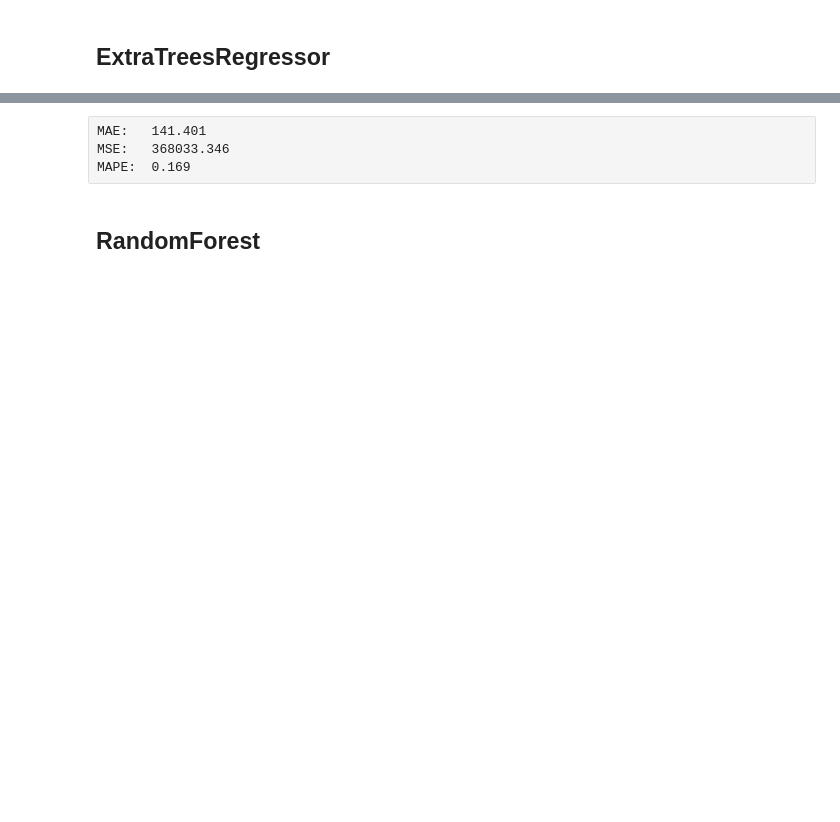
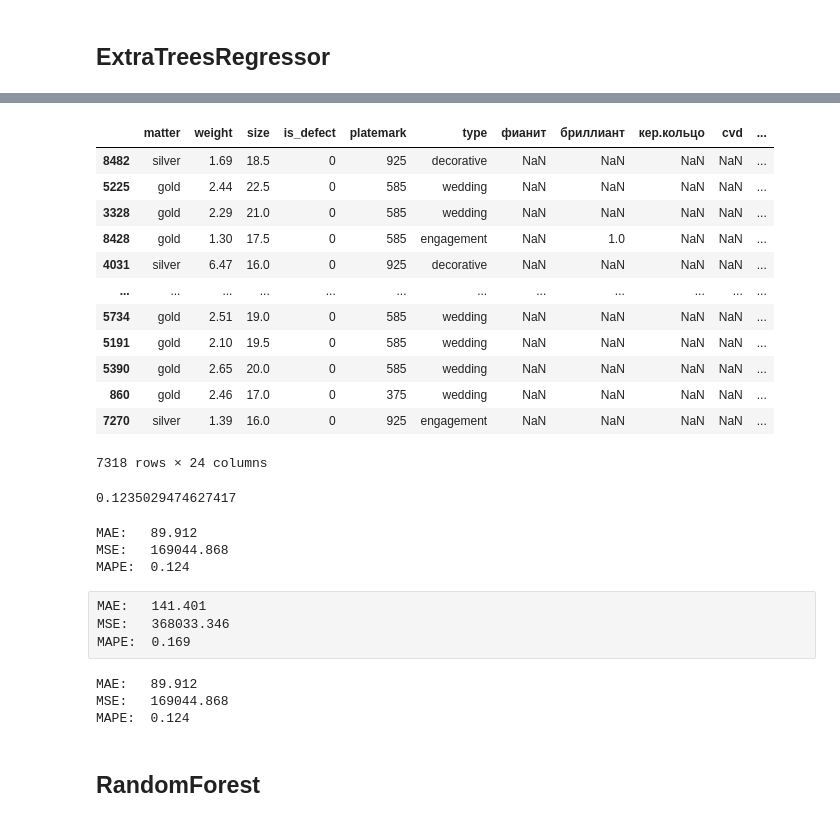
Before and after one commit to Theodore-Ptr/Hackathon, a Jupyter notebook: model_selection.ipynb, the cells around one changed output, grey strips where cells are left out. Drawn from its saved outputs; the diff is of its cells as text; code cells hidden in the pictures; blank space fills up the shorter version.

```diff
--- a/model_selection.ipynb
+++ b/model_selection.ipynb
@@ -153,0 +224,4 @@ X, y = df[features], df['price_before_takeoff']
+# %%
+pi = ParseInjection().fit(X)
+# %%
+X = pi.transform(X)
@@ -158,11 +243,25 @@ X_train, X_test, y_train, y_test = train_test_split(X, y, test_size=0.2, random_
+# %%
+params = {
+    "max_depth": range(1, 14, 4),
+    'n_estimators': range(50, 126, 25),
+    'max_features': range(1, 25, 4),
+    'min_samples_leaf': range(1, 17, 5),
+    'min_samples_split': range(1, 27, 5),
+}
+
+extra_grid = GridSearchCV(
+    estimator=ExtraTreesRegressor(random_state=42),
+    param_grid=params,
+    n_jobs=-1,
+    scoring=("neg_mean_squared_error"),
+    refit=True,
+)
 # %%
 pipET = Pipeline(
     steps=[
         ('preparation', full_pipeline),
-        ('ExtraTree', ExtraTreesRegressor(random_state=42, criterion='mae', n_jobs=-1))
+        ('ExtraTree', extra_grid)
     ]
 )
 pipET.fit(X_train, y_train)
-y_true, y_pred = y_test, pipET.predict(X_test)
-get_metrics(y_true, y_pred)
 # %% [output]
@@ -171,0 +319,16 @@ MAPE:  0.163
+# %%
+X_train
+# %% [output]
+|  | matter | weight | size | is_defect | platemark | type | фианит | бриллиант | кер.кольцо | cvd | ... |
+| 8482 | silver | 1.69 | 18.5 | 0 | 925 | decorative | NaN | NaN | NaN | NaN | ... |
+| 5225 | gold | 2.44 | 22.5 | 0 | 585 | wedding | NaN | NaN | NaN | NaN | ... |
+| 3328 | gold | 2.29 | 21.0 | 0 | 585 | wedding | NaN | NaN | NaN | NaN | ... |
+| 8428 | gold | 1.30 | 17.5 | 0 | 585 | engagement | NaN | 1.0 | NaN | NaN | ... |
+| 4031 | silver | 6.47 | 16.0 | 0 | 925 | decorative | NaN | NaN | NaN | NaN | ... |
+| ... | ... | ... | ... | ... | ... | ... | ... | ... | ... | ... | ... |
+| 5734 | gold | 2.51 | 19.0 | 0 | 585 | wedding | NaN | NaN | NaN | NaN | ... |
+| 5191 | gold | 2.10 | 19.5 | 0 | 585 | wedding | NaN | NaN | NaN | NaN | ... |
+| 5390 | gold | 2.65 | 20.0 | 0 | 585 | wedding | NaN | NaN | NaN | NaN | ... |
+| 860 | gold | 2.46 | 17.0 | 0 | 375 | wedding | NaN | NaN | NaN | NaN | ... |
+| 7270 | silver | 1.39 | 16.0 | 0 | 925 | engagement | NaN | NaN | NaN | NaN | ... |
+7318 rows × 24 columns
@@ -172,7 +337,31 @@ MAPE:  0.163
+# %%
+mean_absolute_percentage_error(y_test, predict)
+# %% [output]
+0.1235029474627417
+# %%
+get_metrics(y_test, predict)
+# %% [output]
+MAE:   89.912
+MSE:   169044.868
+MAPE:  0.124
 # %% [raw]
 MAE:   141.401
 MSE:   368033.346
 MAPE:  0.169
+# %%
+pipET = Pipeline(
+    steps=[
+        ('preparation', full_pipeline),
+        ('ExtraTree', ExtraTreesRegressor(random_state=42, criterion='mae', n_jobs=-1))
+    ]
+)
+pipET.fit(X_train, y_train)
+y_true, y_pred = y_test, pipET.predict(X_test)
+get_metrics(y_true, y_pred)
+# %% [output]
+MAE:   89.912
+MSE:   169044.868
+MAPE:  0.124
 # %% [markdown]
 ## RandomForest
 # %%
```
Also changed, not shown: parts of 21 cells of this notebook.
